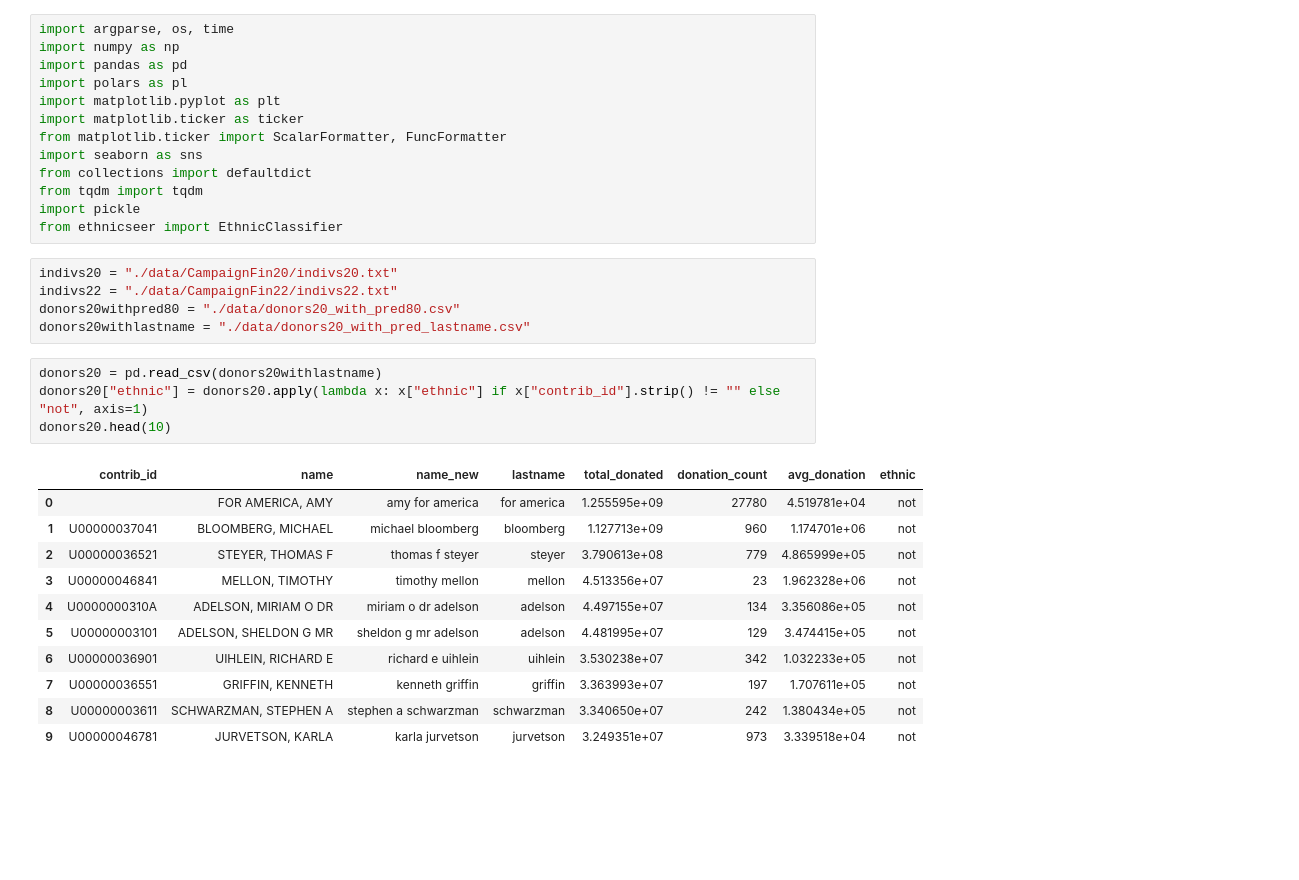
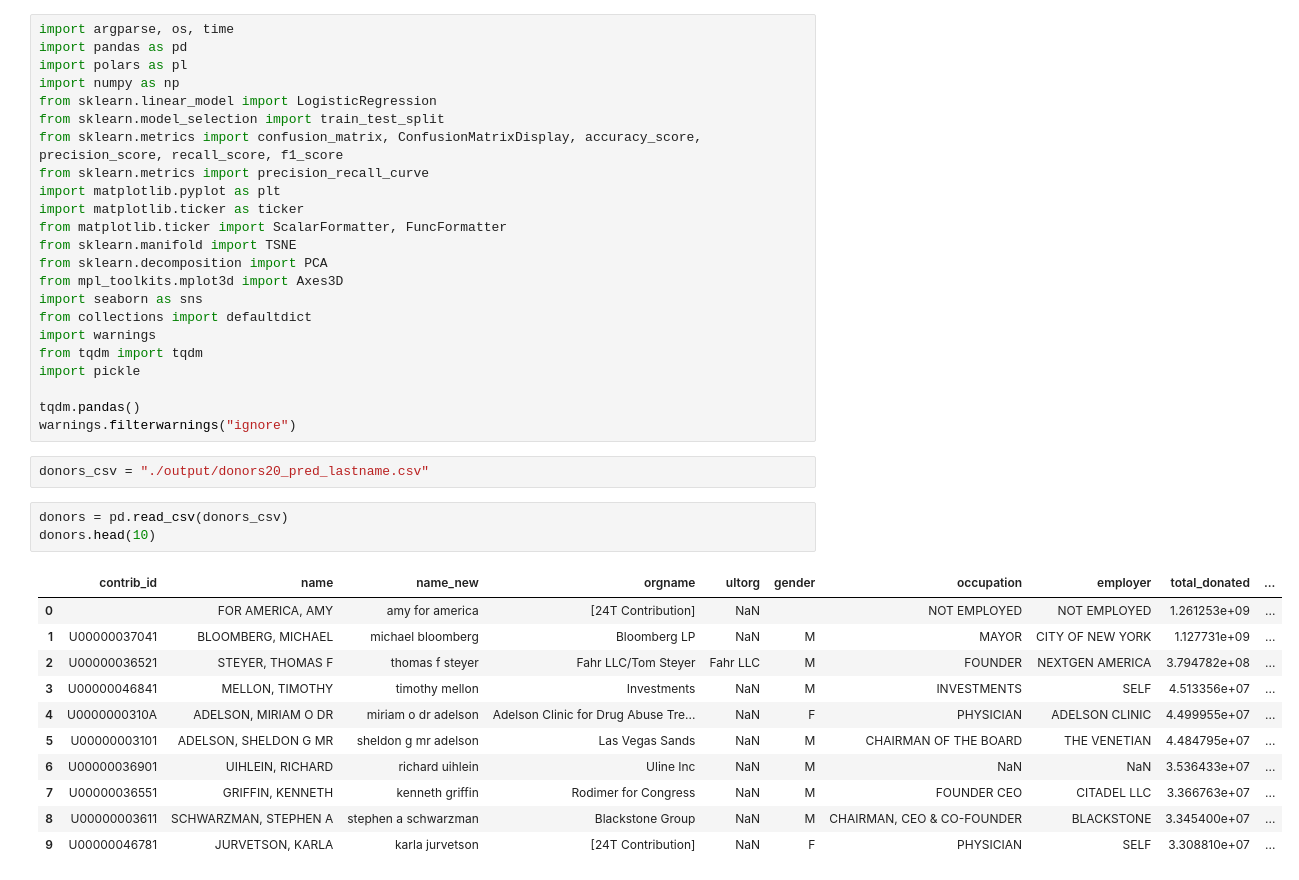
Before and after one commit to kkkarnav/indianamericancontributions, a Jupyter notebook: donors_stats.ipynb, the cells around one changed output. Cells and saved outputs as stored; diff of their text form; blank space fills up the shorter version.

```diff
--- a/donors_stats.ipynb
+++ b/donors_stats.ipynb
@@ -1,35 +1,41 @@
 # %%
 import argparse, os, time
-import numpy as np
 import pandas as pd
 import polars as pl
+import numpy as np
+from sklearn.linear_model import LogisticRegression
+from sklearn.model_selection import train_test_split
+from sklearn.metrics import confusion_matrix, ConfusionMatrixDisplay, accuracy_score, precision_score, recall_score, f1_score
+from sklearn.metrics import precision_recall_curve
 import matplotlib.pyplot as plt
 import matplotlib.ticker as ticker
 from matplotlib.ticker import ScalarFormatter, FuncFormatter
+from sklearn.manifold import TSNE
+from sklearn.decomposition import PCA
+from mpl_toolkits.mplot3d import Axes3D
 import seaborn as sns
 from collections import defaultdict
+import warnings
 from tqdm import tqdm
 import pickle
-from ethnicseer import EthnicClassifier
+
+tqdm.pandas()
+warnings.filterwarnings("ignore")
-# %%
-indivs20 = "./data/CampaignFin20/indivs20.txt"
-indivs22 = "./data/CampaignFin22/indivs22.txt"
-donors20withpred80 = "./data/donors20_with_pred80.csv"
-donors20withlastname = "./data/donors20_with_pred_lastname.csv"
-# %%
-donors20 = pd.read_csv(donors20withlastname)
-donors20["ethnic"] = donors20.apply(lambda x: x["ethnic"] if x["contrib_id"].strip() != "" else "not", axis=1)
-donors20.head(10)
-# %% [output]
-|  | contrib_id | name | name_new | lastname | total_donated | donation_count | avg_donation | ethnic |
-| 0 |  | FOR AMERICA, AMY | amy for america | for america | 1.255595e+09 | 27780 | 4.519781e+04 | not |
-| 1 | U00000037041 | BLOOMBERG, MICHAEL | michael bloomberg | bloomberg | 1.127713e+09 | 960 | 1.174701e+06 | not |
-| 2 | U00000036521 | STEYER, THOMAS F | thomas f steyer | steyer | 3.790613e+08 | 779 | 4.865999e+05 | not |
-| 3 | U00000046841 | MELLON, TIMOTHY | timothy mellon | mellon | 4.513356e+07 | 23 | 1.962328e+06 | not |
-| 4 | U0000000310A | ADELSON, MIRIAM O DR | miriam o dr adelson | adelson | 4.497155e+07 | 134 | 3.356086e+05 | not |
-| 5 | U00000003101 | ADELSON, SHELDON G MR | sheldon g mr adelson | adelson | 4.481995e+07 | 129 | 3.474415e+05 | not |
-| 6 | U00000036901 | UIHLEIN, RICHARD E | richard e uihlein | uihlein | 3.530238e+07 | 342 | 1.032233e+05 | not |
-| 7 | U00000036551 | GRIFFIN, KENNETH | kenneth griffin | griffin | 3.363993e+07 | 197 | 1.707611e+05 | not |
-| 8 | U00000003611 | SCHWARZMAN, STEPHEN A | stephen a schwarzman | schwarzman | 3.340650e+07 | 242 | 1.380434e+05 | not |
-| 9 | U00000046781 | JURVETSON, KARLA | karla jurvetson | jurvetson | 3.249351e+07 | 973 | 3.339518e+04 | not |
+# %%
+donors_csv = "./output/donors20_pred_lastname.csv"
+# %%
+donors = pd.read_csv(donors_csv)
+donors.head(10)
+# %% [output]
+|  | contrib_id | name | name_new | orgname | ultorg | gender | occupation | employer | total_donated | ... |
+| 0 |  | FOR AMERICA, AMY | amy for america | [24T Contribution] | NaN |  | NOT EMPLOYED | NOT EMPLOYED | 1.261253e+09 | ... |
+| 1 | U00000037041 | BLOOMBERG, MICHAEL | michael bloomberg | Bloomberg LP | NaN | M | MAYOR | CITY OF NEW YORK | 1.127731e+09 | ... |
+| 2 | U00000036521 | STEYER, THOMAS F | thomas f steyer | Fahr LLC/Tom Steyer | Fahr LLC | M | FOUNDER | NEXTGEN AMERICA | 3.794782e+08 | ... |
+| 3 | U00000046841 | MELLON, TIMOTHY | timothy mellon | Investments | NaN | M | INVESTMENTS | SELF | 4.513356e+07 | ... |
+| 4 | U0000000310A | ADELSON, MIRIAM O DR | miriam o dr adelson | Adelson Clinic for Drug Abuse Tre... | NaN | F | PHYSICIAN | ADELSON CLINIC | 4.499955e+07 | ... |
+| 5 | U00000003101 | ADELSON, SHELDON G MR | sheldon g mr adelson | Las Vegas Sands | NaN | M | CHAIRMAN OF THE BOARD | THE VENETIAN | 4.484795e+07 | ... |
+| 6 | U00000036901 | UIHLEIN, RICHARD | richard uihlein | Uline Inc | NaN | M | NaN | NaN | 3.536433e+07 | ... |
+| 7 | U00000036551 | GRIFFIN, KENNETH | kenneth griffin | Rodimer for Congress | NaN | M | FOUNDER CEO | CITADEL LLC | 3.366763e+07 | ... |
+| 8 | U00000003611 | SCHWARZMAN, STEPHEN A | stephen a schwarzman | Blackstone Group | NaN | M | CHAIRMAN, CEO & CO-FOUNDER | BLACKSTONE | 3.345400e+07 | ... |
+| 9 | U00000046781 | JURVETSON, KARLA | karla jurvetson | [24T Contribution] | NaN | F | PHYSICIAN | SELF | 3.308810e+07 | ... |
 # %%
```
Also changed, not shown: parts of 10 cells of this notebook, 3 other files.
